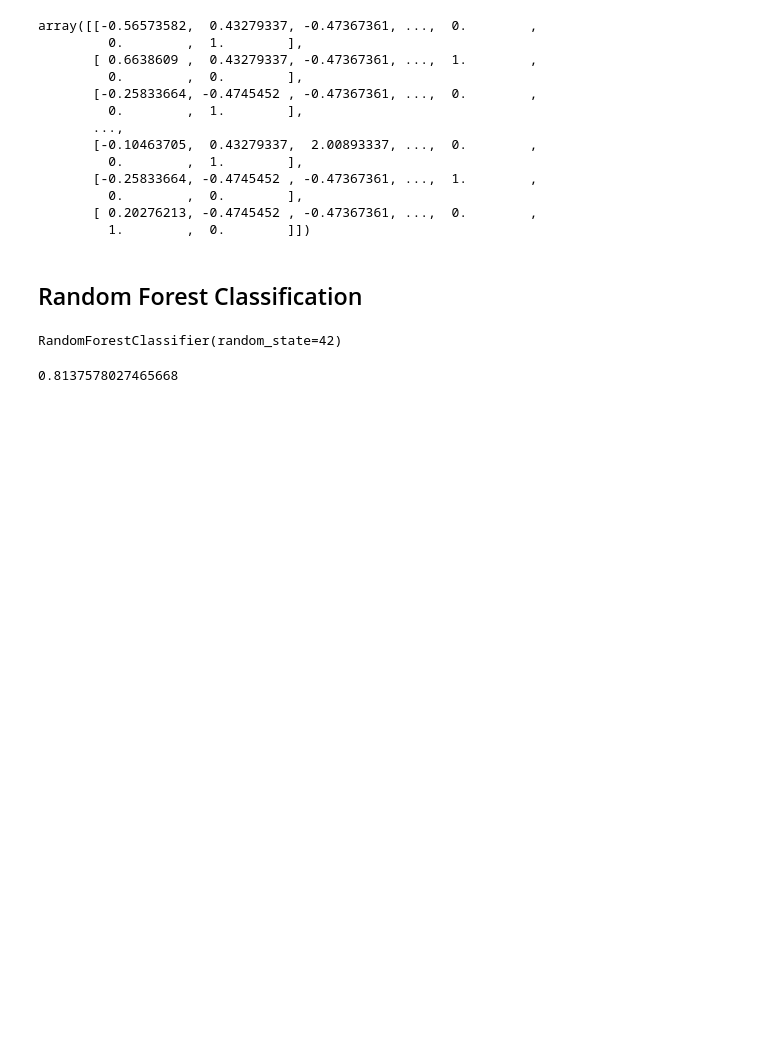
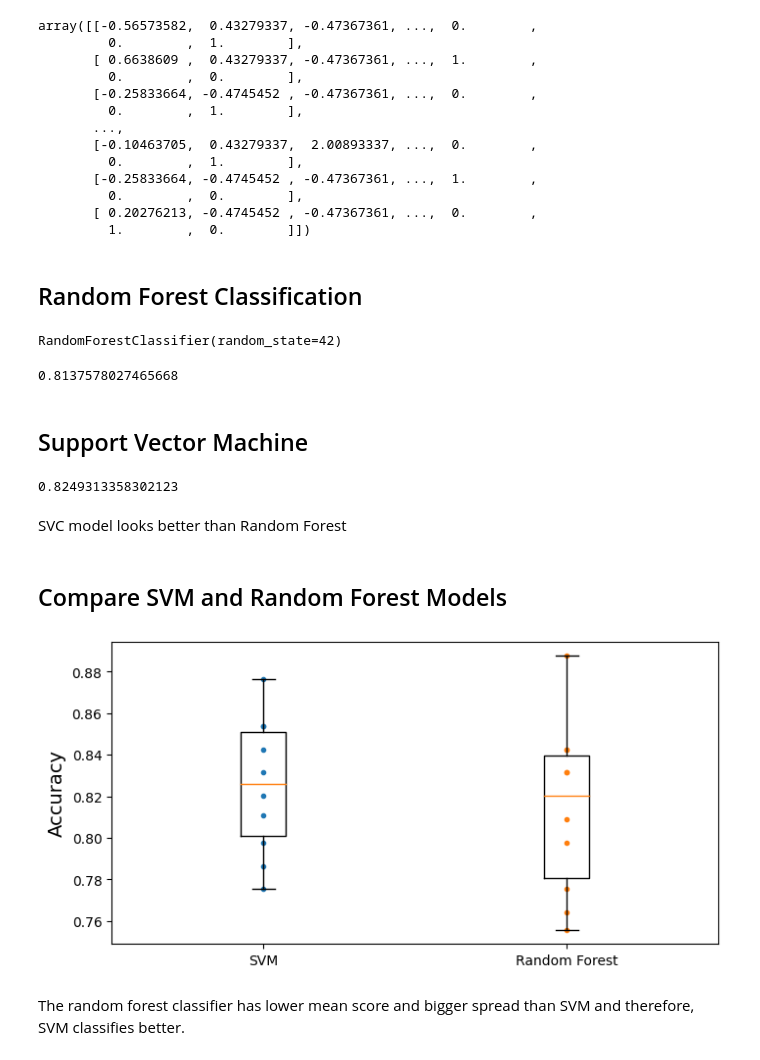
Before and after one commit to tanjatom/MachineLearning, a Jupyter notebook: Classification/titanic_ML_from_disaster.ipynb, the cells around one changed output. Saved outputs shown, nothing was run; the diff lists cells and outputs as text; code cells hidden in the pictures; blank space fills up the shorter version.

Commit message:
Add SVM model

```diff
--- a/Classification/titanic_ML_from_disaster.ipynb
+++ b/Classification/titanic_ML_from_disaster.ipynb
@@ -217,3 +217,31 @@ forest_scores = cross_val_score(forest_clf, X_train, y_train, cv=10)
 forest_scores.mean()
 # %% [output]
 0.8137578027465668
+# %% [markdown]
+## Support Vector Machine
+# %%
+from sklearn.svm import SVC
+
+svm_clf = SVC(gamma="auto")
+svm_scores = cross_val_score(svm_clf, X_train, y_train, cv=10)
+svm_scores.mean()
+# %% [output]
+0.8249313358302123
+# %% [markdown]
+SVC model looks better than Random Forest
+# %% [markdown]
+## Compare SVM and Random Forest Models
+# %%
+# Plot 10 scores for each model using Box plot
+import matplotlib.pyplot as plt
+
+plt.figure(figsize=(8, 4))
+plt.plot([1]*10, svm_scores, ".")
+plt.plot([2]*10, forest_scores, ".")
+plt.boxplot([svm_scores, forest_scores], labels=("SVM", "Random Forest"))
+plt.ylabel("Accuracy", fontsize=14)
+plt.show()
+# %% [output]
+[figure, added]
+# %% [markdown]
+The random forest classifier has lower mean score and bigger spread than SVM and therefore, SVM classifies better.
```
